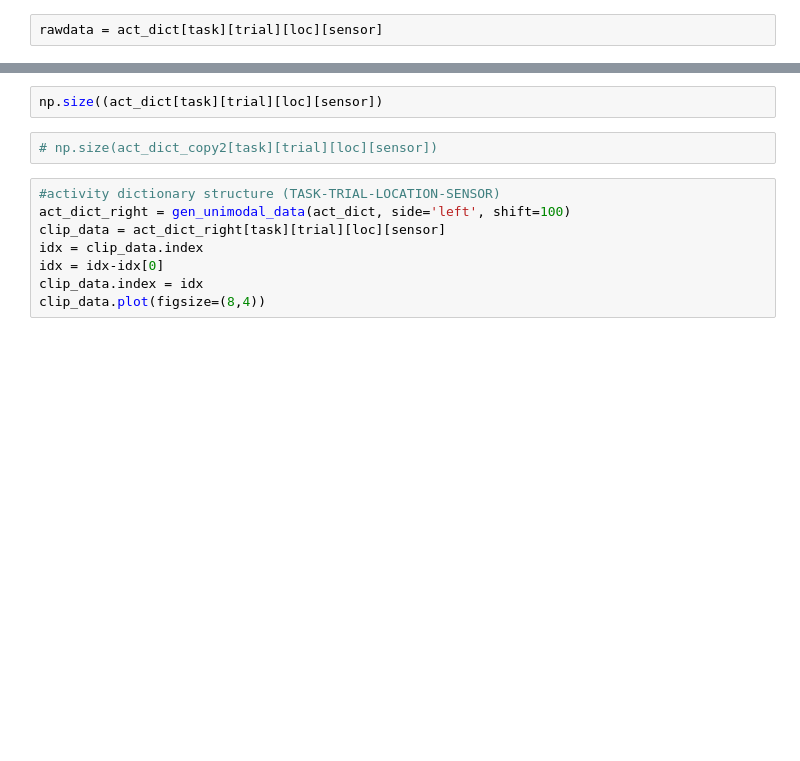
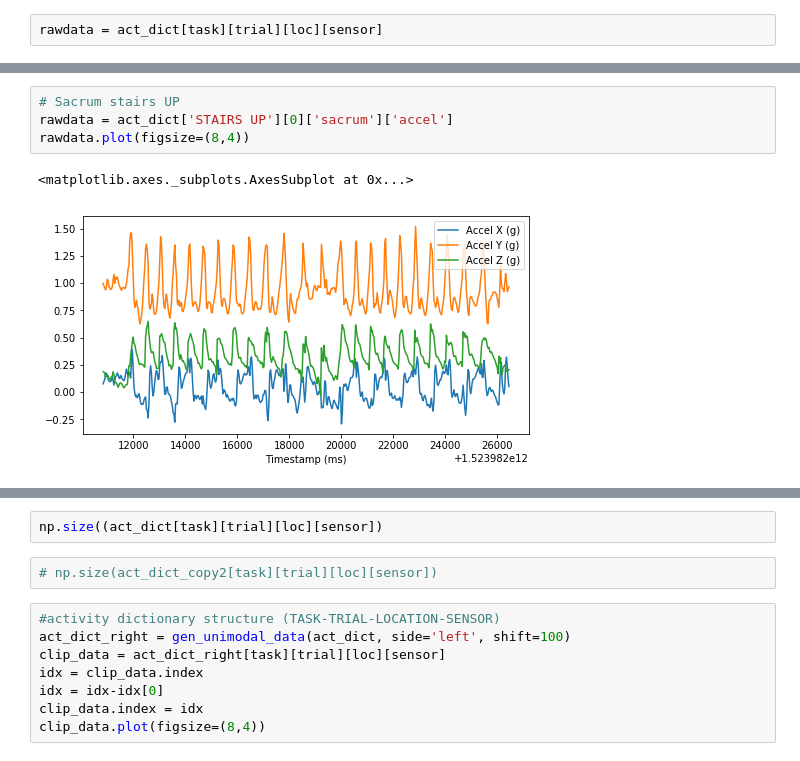
Before and after one commit to kamshee/activity-recognition-process, a Jupyter notebook: activityrec.ipynb, the cells around one changed output, grey strips where cells are left out. Cells and saved outputs as stored; diff of their text form; blank space fills up the shorter version.

```diff
--- a/activityrec.ipynb
+++ b/activityrec.ipynb
@@ -354,0 +445,7 @@ rawdata.plot(figsize=(8,4))
+# %%
+# Sacrum stairs UP
+rawdata = act_dict['STAIRS UP'][0]['sacrum']['accel']
+rawdata.plot(figsize=(8,4))
+# %% [output]
+<matplotlib.axes._subplots.AxesSubplot at 0x...>
+[figure, added]
```
Also changed, not shown: parts of 56 cells of this notebook.
